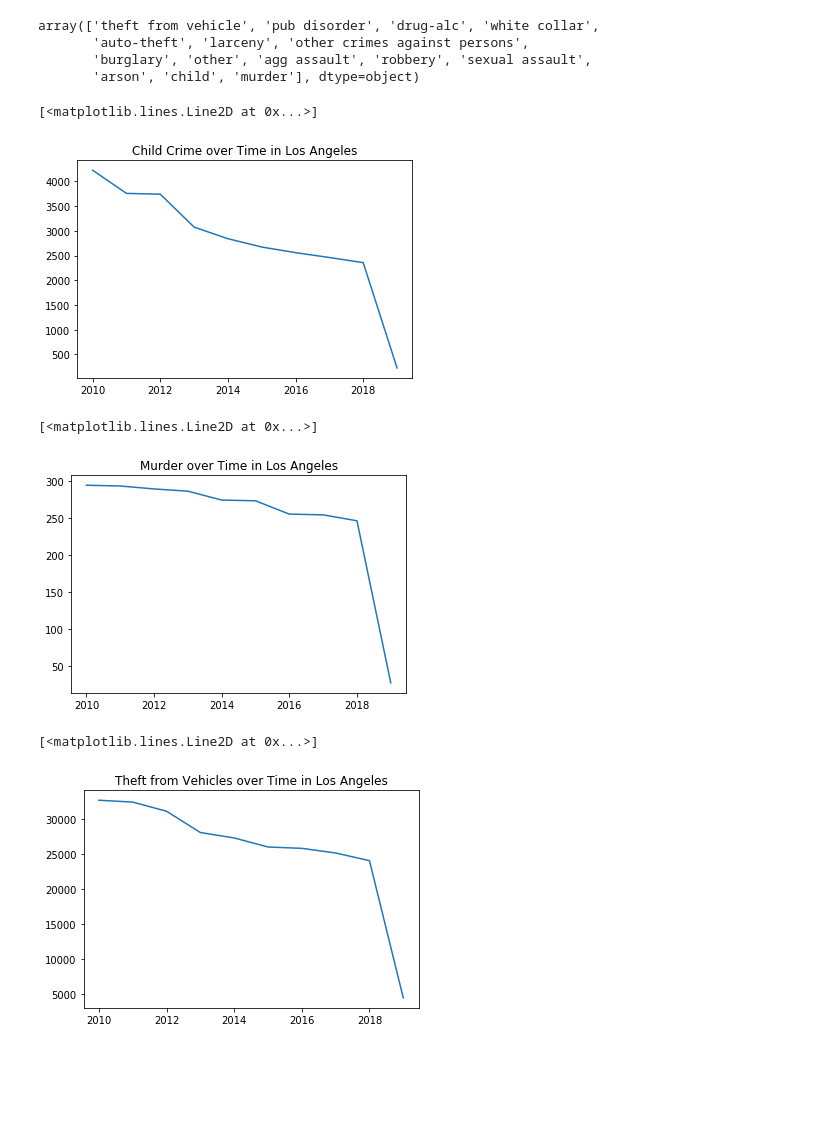
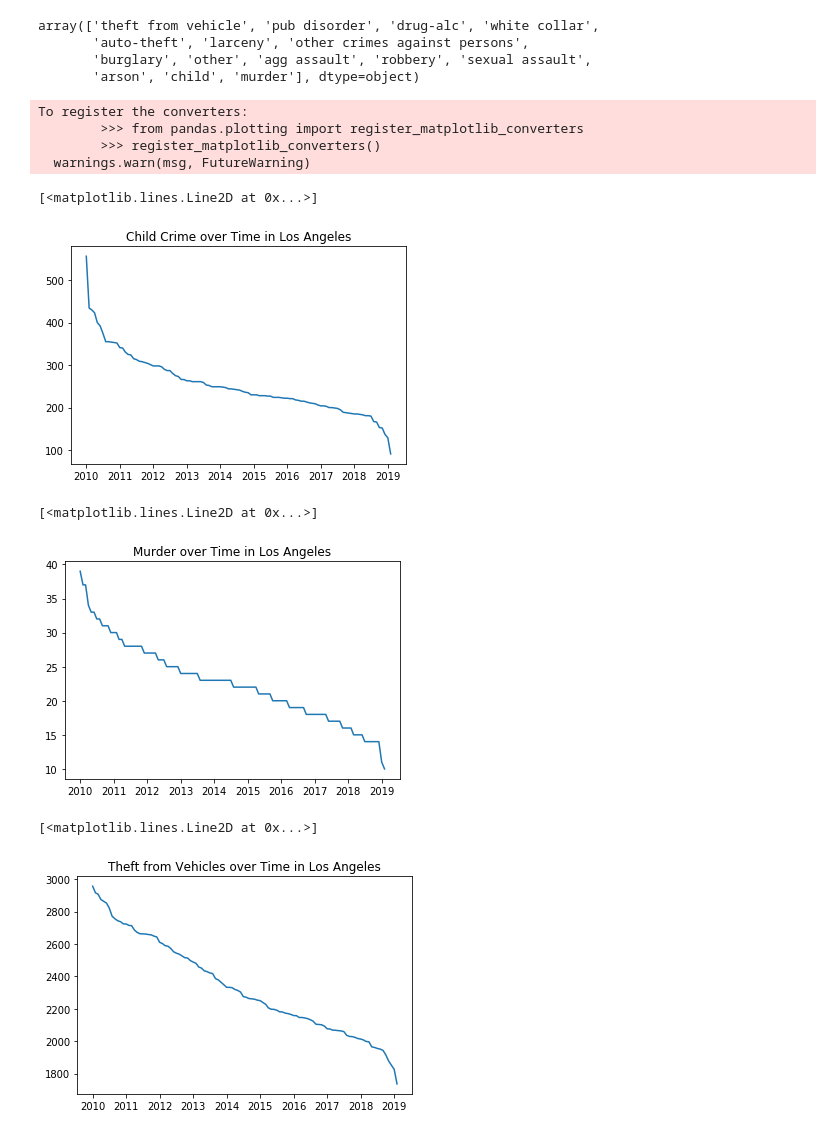
Before and after one commit to WhimsicalNose03/Cannabis-Cash-Crop-or-Crime-Boom-, a Jupyter notebook: la_plots.ipynb, the cells around one changed output. Saved outputs shown, nothing was run; the diff lists cells and outputs as text; code cells hidden in the pictures; blank space fills up the shorter version.

Commit message:
charting crime by month_year and not just year now

```diff
--- a/la_plots.ipynb
+++ b/la_plots.ipynb
@@ -20,5 +20,8 @@ la_crime.head()
 # %%
 la_crime['year_occurred'] = la_crime['Date Occurred'].str[-4:].astype(int)
+# %%
+la_crime['month_year'] = la_crime['month_year'].astype(str)
+la_crime['month_year'] = pd.to_datetime(la_crime['month_year'], format='%Y-%m')
 # %%
 la_crime.head()
 # %% [output]
@@ -31,5 +34,7 @@ la_crime.head()
+# %%
+la_crime = la_crime.drop(['year_occurred','Date Occurred'],axis=1)
 # %%
-x = la_crime['year_occurred'].unique()
-x.sort()
+x = la_crime['month_year'].sort_values()
+x = x.unique()
 x
 # %% [output]
@@ -59,21 +80,25 @@ la_child = la_crime.loc[la_crime['offense_category'] == 'child']
 la_murder = la_crime.loc[la_crime['offense_category'] == 'murder']
 # %%
 plt.title('Child Crime over Time in Los Angeles')
-plt.plot(x,la_child['year_occurred'].value_counts())
+plt.plot(x,la_child['month_year'].value_counts())
 # %% [output]
-[<matplotlib.lines.Line2D at 0x...>]
+To register the converters:
+        >>> from pandas.plotting import register_matplotlib_converters
+        >>> register_matplotlib_converters()
+  warnings.warn(msg, FutureWarning)
+[<matplotlib.lines.Line2D at 0x...>]
-[figure, old version]
+[figure, new version]
 # %%
 plt.title('Murder over Time in Los Angeles')
-plt.plot(x,la_murder['year_occurred'].value_counts())
+plt.plot(x,la_murder['month_year'].value_counts())
 # %% [output]
 [<matplotlib.lines.Line2D at 0x...>]
-[figure, old version]
+[figure, new version]
 # %%
 plt.title('Theft from Vehicles over Time in Los Angeles')
-plt.plot(x,la_theft_frm_veh['year_occurred'].value_counts())
+plt.plot(x,la_theft_frm_veh['month_year'].value_counts())
 # %% [output]
 [<matplotlib.lines.Line2D at 0x...>]
-[figure, old version]
+[figure, new version]
 # %%
 plt.title('Public Disorder over Time in Los Angeles')
```
Also changed, not shown: parts of 15 cells of this notebook, 2 other files.
